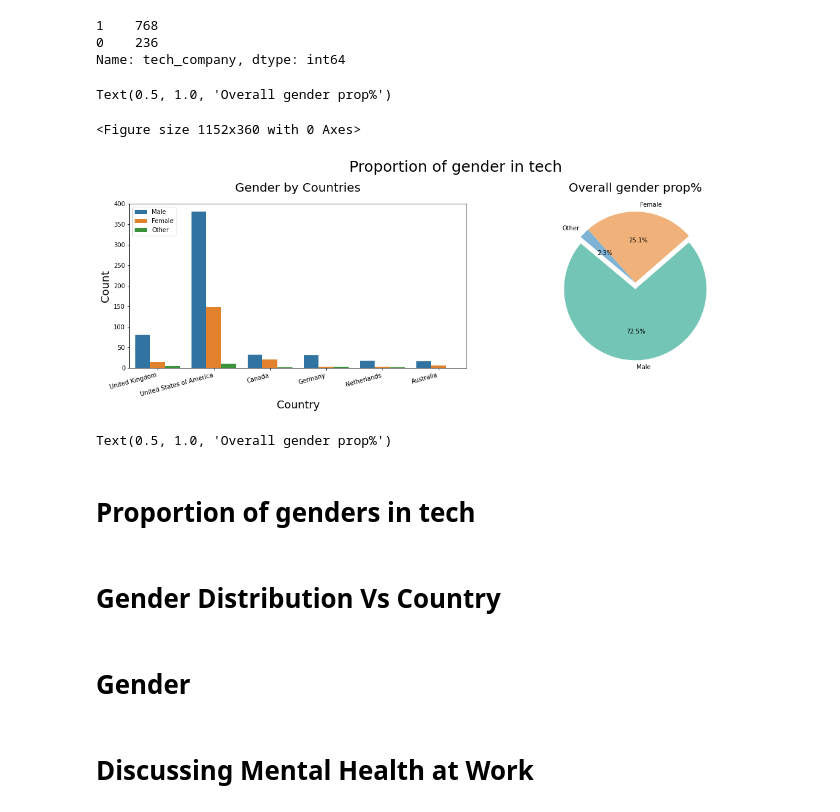
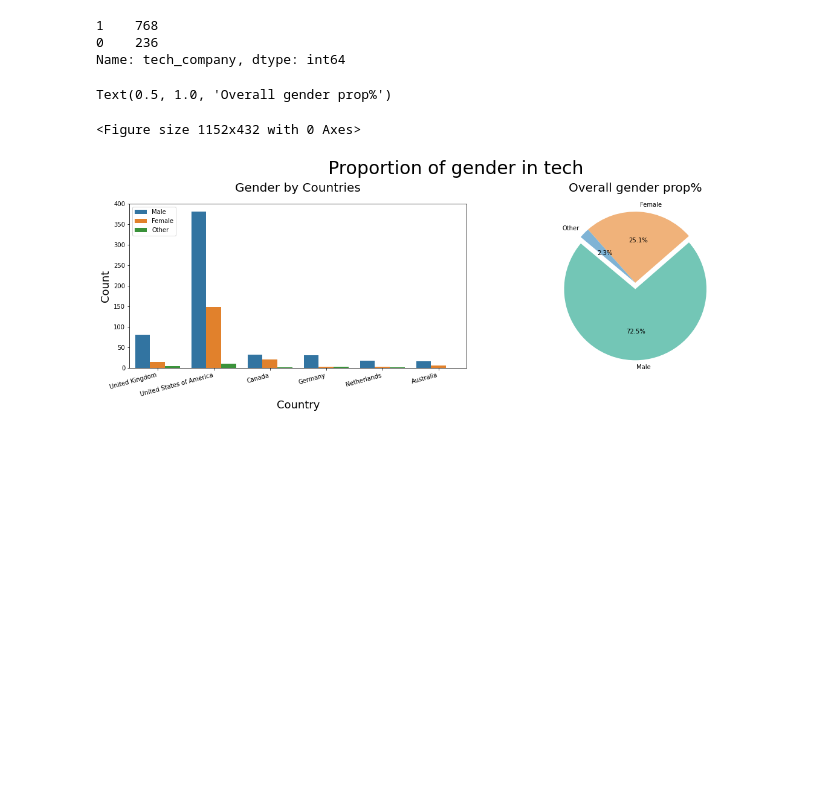
Before and after one commit to ArtTucker/mental_health_and_economics, a Jupyter notebook: data_preprocessing/Visualizations.ipynb, the cells around one changed output. Saved outputs shown, nothing was run; the diff lists cells and outputs as text; code cells hidden in the pictures; blank space fills up the shorter version.

```diff
--- a/data_preprocessing/Visualizations.ipynb
+++ b/data_preprocessing/Visualizations.ipynb
@@ -136,61 +132,36 @@ df['tech_company'].value_counts()
 Name: tech_company, dtype: int64
 # %%
 # Most respondents are male
-plt.figure(figsize = (16,5))
+plt.figure(figsize = (16,6))
 fig, (ax1, ax2) = plt.subplots(1, 2)
 fig.set_figheight(5)
 fig.set_figwidth(20)
 plt.subplots_adjust(wspace = 0)
-fig.suptitle('Proportion of gender in tech', fontsize = 25, y=1.08)
+fig.suptitle('Proportion of gender in tech', fontsize = 30, y=1.08)
 
 # Barchart
 sns.countplot(x = df[df['tech_company'] == 1]['country_live'], hue = df['gender'], ax = ax1)
 ax1.set_xticklabels(ax1.get_xticklabels(), rotation=15, ha="right")
 ax1.set_title('Gender by Countries', pad = 20, fontsize = 20)
 ax1.set_xlabel('Country', fontsize = 18)
 ax1.set_ylabel('Count', fontsize = 18)
 ax1.legend(['Male', 'Female', 'Other']);
 
 # Pie Chart
 all_techs = df[df['tech_company'] == 1]['gender'].count()
 males = df[(df['tech_company'] == 1) & (df['gender'] == 'male')]['gender'].count()
 females = df[(df['tech_company'] == 1) & (df['gender'] == 'female')]['gender'].count()
 other = df[(df['tech_company'] == 1) & (df['gender'] == 'nonbinary')]['gender'].count()
 
 labels = 'Male', 'Female', 'Other'
 sizes = [males/all_techs, females/all_techs, other/all_techs]
 colors = ['#73C6B6', '#F0B27A', '#7FB3D5']
 explode = (0.09, 0, 0)  # explode 1st slice
 
 ax2.pie(sizes, explode=explode, labels=labels, colors=colors, autopct='%1.1f%%', shadow=False, startangle=140)
 ax2.axis('equal')
 ax2.set_title('Overall gender prop%', pad = 20, fontsize = 20)
 # %% [output]
 Text(0.5, 1.0, 'Overall gender prop%')
-<Figure size 1152x360 with 0 Axes>
+<Figure size 1152x432 with 0 Axes>
-[figure, old version]
+[figure, new version]
-# %%
-# Pie Chart
-all_techs = df[df['tech_company'] == 1]['gender'].count()
-males = df[(df['tech_company'] == 1) & (df['gender'] == 'male')]['gender'].count()
-females = df[(df['tech_company'] == 1) & (df['gender'] == 'female')]['gender'].count()
-other = df[(df['tech_company'] == 1) & (df['gender'] == 'nonbinary')]['gender'].count()
-
-labels = 'Male', 'Female', 'Other'
-sizes = [males/all_techs, females/all_techs, other/all_techs]
-colors = ['#73C6B6', '#F0B27A', '#7FB3D5']
-explode = (0.03, 0, 0)  # explode 1st slice
-
-ax2.pie(sizes, explode=explode, labels=labels, colors=colors, autopct='%1.1f%%', shadow=False, startangle=140)
-ax2.axis('equal')
-ax2.set_title('Overall gender prop%', pad = 20, fontsize = 20)
-# %% [output]
-Text(0.5, 1.0, 'Overall gender prop%')
-# %% [markdown]
-# Proportion of genders in tech
-# %% [markdown]
-# Gender Distribution Vs Country
-# %% [markdown]
-# Gender
-# %% [markdown]
-# Discussing Mental Health at Work
```
Also changed, not shown: parts of 4 cells of this notebook.
